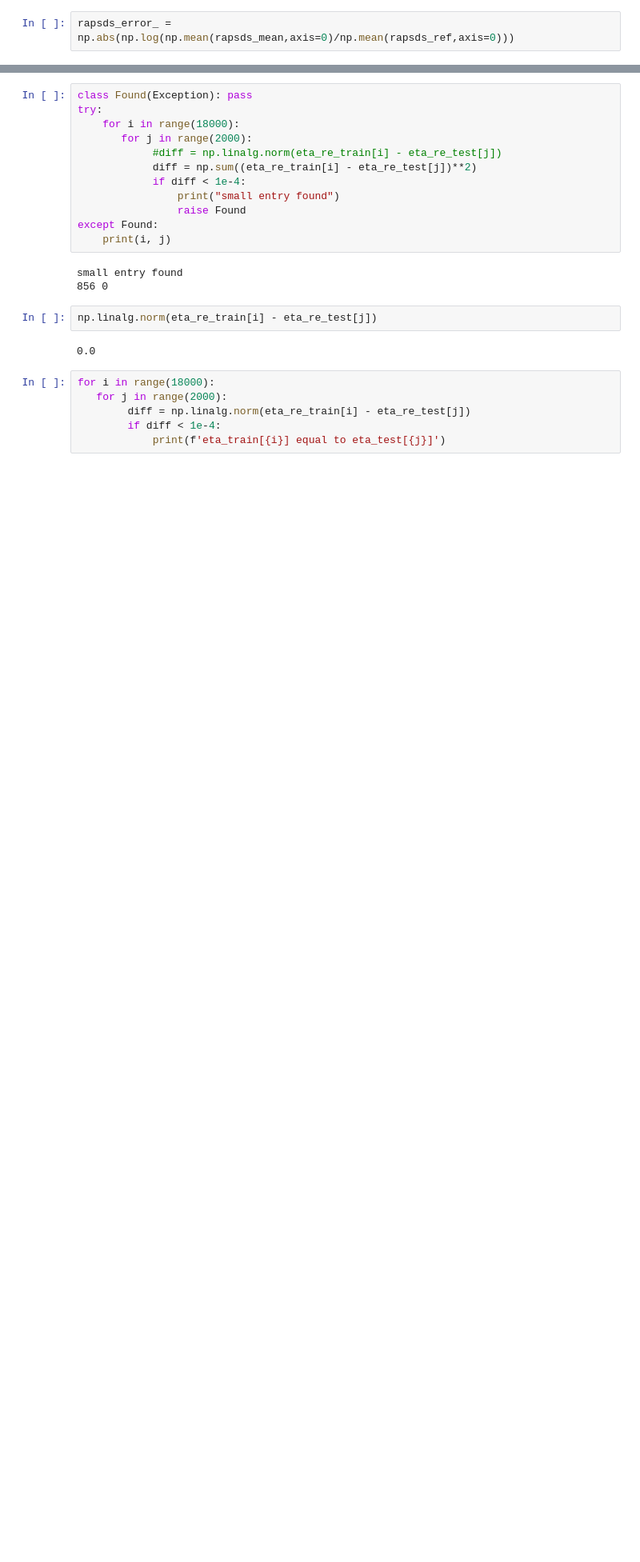
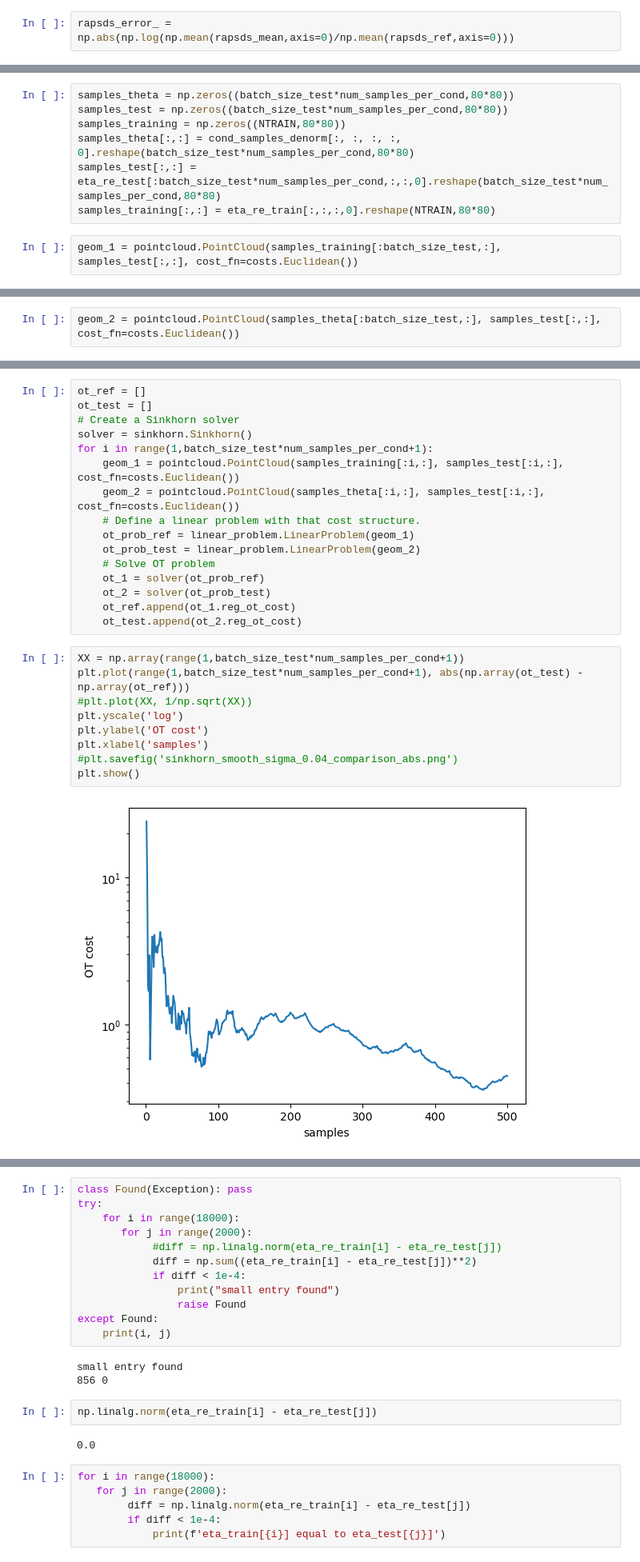
Before and after one commit to maguerrap/Inverse_Scattering, a Jupyter notebook: Notebooks/guided_diffusion_conditional.ipynb, the cells around one changed output, grey strips where cells are left out. Shown at 80% size. Drawn from its saved outputs; the diff is of its cells as text; blank space fills up the shorter version.

Commit message:
added sinkhorn

```diff
--- a/Notebooks/guided_diffusion_conditional.ipynb
+++ b/Notebooks/guided_diffusion_conditional.ipynb
@@ -523,0 +507,9 @@ radially averaged power spectrum = 0.04903
+# %%
+samples_theta = np.zeros((batch_size_test*num_samples_per_cond,80*80))
+samples_test = np.zeros((batch_size_test*num_samples_per_cond,80*80))
+samples_training = np.zeros((NTRAIN,80*80))
+samples_theta[:,:] = cond_samples_denorm[:, :, :, :, 0].reshape(batch_size_test*num_samples_per_cond,80*80)
+samples_test[:,:] = eta_re_test[:batch_size_test*num_samples_per_cond,:,:,0].reshape(batch_size_test*num_samples_per_cond,80*80)
+samples_training[:,:] = eta_re_train[:,:,:,0].reshape(NTRAIN,80*80)
+# %%
+geom_1 = pointcloud.PointCloud(samples_training[:batch_size_test,:], samples_test[:,:], cost_fn=costs.Euclidean())
@@ -523,0 +548,2 @@ radially averaged power spectrum = 0.04903
+# %%
+geom_2 = pointcloud.PointCloud(samples_theta[:batch_size_test,:], samples_test[:,:], cost_fn=costs.Euclidean())
@@ -523,0 +580,27 @@ radially averaged power spectrum = 0.04903
+# %%
+ot_ref = []
+ot_test = []
+# Create a Sinkhorn solver
+solver = sinkhorn.Sinkhorn()
+for i in range(1,batch_size_test*num_samples_per_cond+1):
+    geom_1 = pointcloud.PointCloud(samples_training[:i,:], samples_test[:i,:], cost_fn=costs.Euclidean())
+    geom_2 = pointcloud.PointCloud(samples_theta[:i,:], samples_test[:i,:], cost_fn=costs.Euclidean())
+    # Define a linear problem with that cost structure.
+    ot_prob_ref = linear_problem.LinearProblem(geom_1)
+    ot_prob_test = linear_problem.LinearProblem(geom_2)
+    # Solve OT problem
+    ot_1 = solver(ot_prob_ref)
+    ot_2 = solver(ot_prob_test)
+    ot_ref.append(ot_1.reg_ot_cost)
+    ot_test.append(ot_2.reg_ot_cost)
+# %%
+XX = np.array(range(1,batch_size_test*num_samples_per_cond+1))
+plt.plot(range(1,batch_size_test*num_samples_per_cond+1), abs(np.array(ot_test) - np.array(ot_ref)))
+#plt.plot(XX, 1/np.sqrt(XX))
+plt.yscale('log')
+plt.ylabel('OT cost')
+plt.xlabel('samples')
+#plt.savefig('sinkhorn_smooth_sigma_0.04_comparison_abs.png')
+plt.show()
+# %% [output]
+[figure, added]
```
Also changed, not shown: parts of 30 cells of this notebook.
